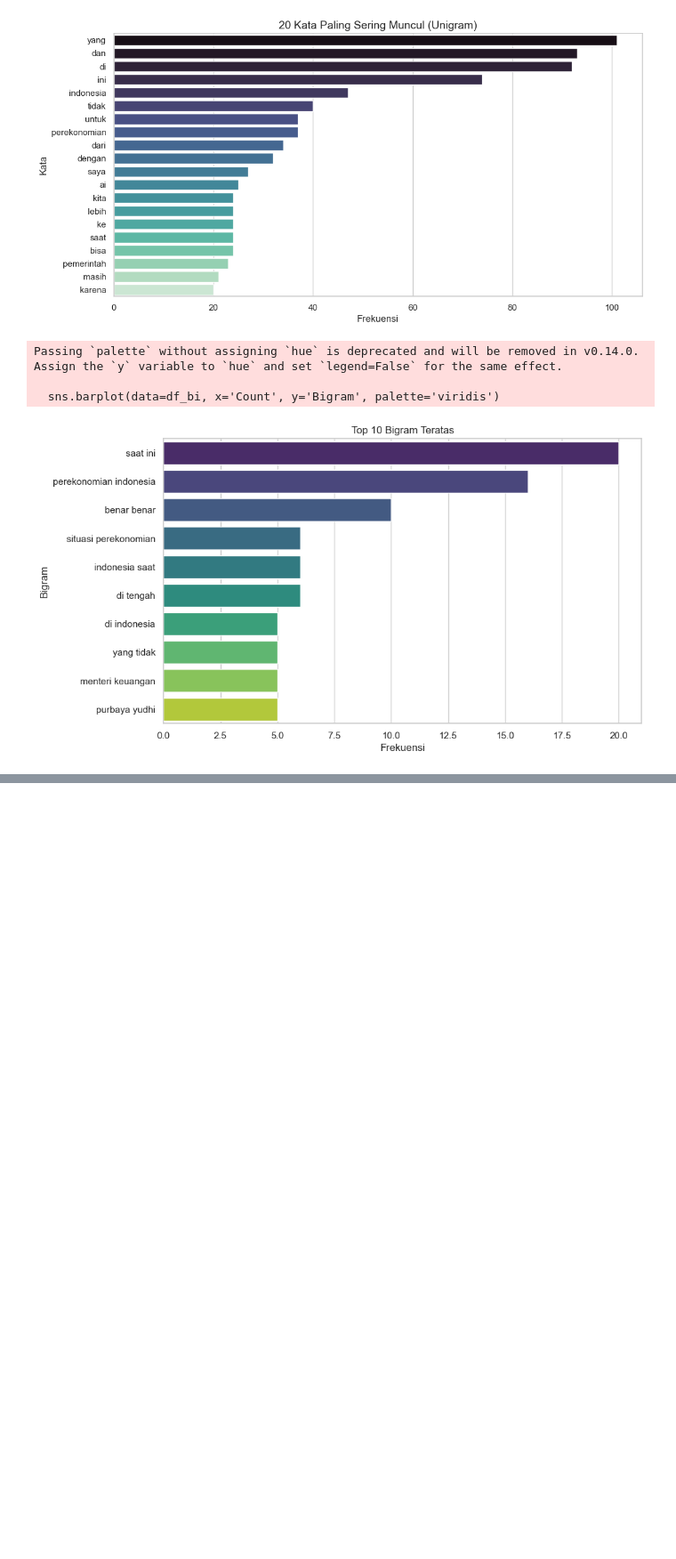
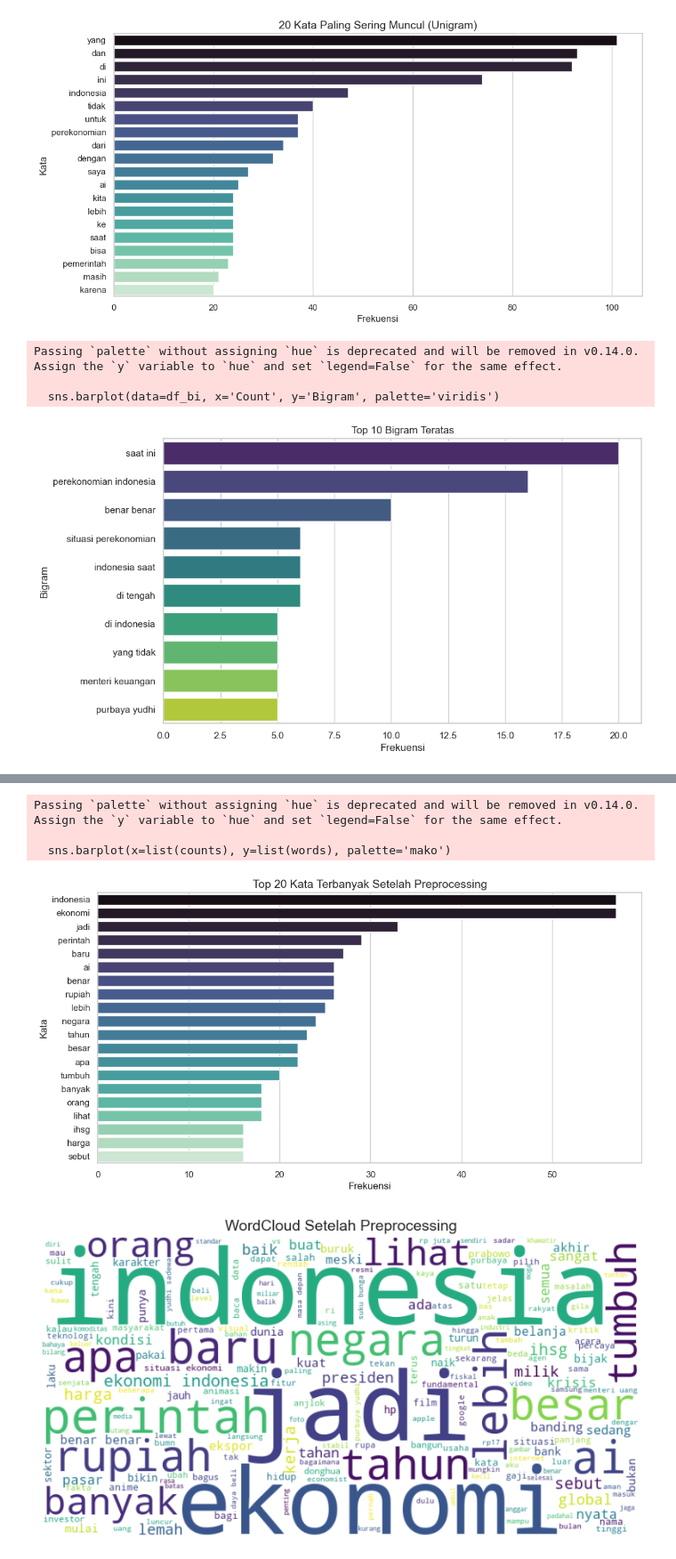
Before and after one commit to datureksa0045/Tubes-NLP, a Jupyter notebook: 00_EDA_V2_scrapping.ipynb, the cells around one changed output, grey strips where cells are left out. Shown at 89% size. Drawn from its saved outputs; the diff is of its cells as text; code cells hidden in the pictures; blank space fills up the shorter version.

```diff
--- a/00_EDA_V2_scrapping.ipynb
+++ b/00_EDA_V2_scrapping.ipynb
@@ -215,0 +206,74 @@ plt.show()
+# %%
+# --- KODE PREPROCESSING ANDA ---
+stopword_factory = StopWordRemoverFactory()
+indonesian_stopwords = set(stopword_factory.get_stop_words())
+
+# tambahan stopword umum Twitter / dataset informal
+extra_stopwords = {
+    "rt", "via", "yg", "dgn", "nya", "nih", "deh", "dong", "sih",
+    "lah", "kok", "ya", "ga", "gak", "nggak", "aja", "dll", "dsb"
+}
+indonesian_stopwords |= extra_stopwords
+
+stemmer_factory = StemmerFactory()
+indo_stemmer = stemmer_factory.create_stemmer()
+
+def clean_basic_text(text: str) -> str:
+    text = str(text).lower()
+    text = re.sub(r"https?://\S+|www\.\S+", " ", text)
+    text = re.sub(r"@\w+", " ", text)
+    text = text.replace("#", " ")
+    text = re.sub(r"[^a-z0-9\s]", " ", text)
+    text = re.sub(r"\s+", " ", text).strip()
+    return text
+
+def preprocess_classical(text: str) -> str:
+    text = clean_basic_text(text)
+    tokens = word_tokenize(text)
+    tokens = [t for t in tokens if t not in indonesian_stopwords and len(t) > 1]
+    tokens = [indo_stemmer.stem(t) for t in tokens]
+    tokens = [t for t in tokens if t.strip()]
+    return " ".join(tokens)
+
+# Terapkan preprocessing ke kolom 'tweet'
+# (Berdasarkan dataset Anda, kolom teks asal bernama 'tweet')
+df["text_clean"] = df["Tweet"].apply(preprocess_classical)
+
+# Hapus baris yang mungkin kosong setelah dibersihkan agar tidak error saat divisualisasikan
+df = df[df["text_clean"].str.strip() != ""]
+
+
+# =========================================================
+# PENYESUAIAN KODE BARU UNTUK BAR CHART & WORDCLOUD
+# =========================================================
+
+# 1. Mengambil kata dari kolom 'text_clean' yang sudah melewati preprocessing
+all_words = " ".join(df['text_clean'].astype(str)).split()
+word_counts = Counter(all_words)
+
+# Mengambil 20 kata terbanyak
+top_words = word_counts.most_common(20)
+words, counts = zip(*top_words)
+
+# Visualisasi Bar Chart Top 20 Kata Setelah Preprocessing
+plt.figure(figsize=(12, 6))
+sns.barplot(x=list(counts), y=list(words), palette='mako')
+plt.title('Top 20 Kata Terbanyak Setelah Preprocessing', fontsize=14)
+plt.xlabel('Frekuensi')
+plt.ylabel('Kata')
+plt.show()
+
+# Visualisasi WordCloud dari teks bersih ('text_clean')
+wordcloud = WordCloud(width=800, height=400, background_color='white', colormap='viridis').generate(" ".join(all_words))
+
+plt.figure(figsize=(10, 5))
+plt.imshow(wordcloud, interpolation='bilinear')
+plt.axis('off')
+plt.title('WordCloud Setelah Preprocessing', fontsize=14)
+plt.show()
+# %% [output]
+Passing `palette` without assigning `hue` is deprecated and will be removed in v0.14.0. Assign the `y` variable to `hue` and set `legend=False` for the same effect.
+
+  sns.barplot(x=list(counts), y=list(words), palette='mako')
+[figure, added]
+[figure, added]
```
Also changed, not shown: parts of 4 cells of this notebook, 1 other file.
